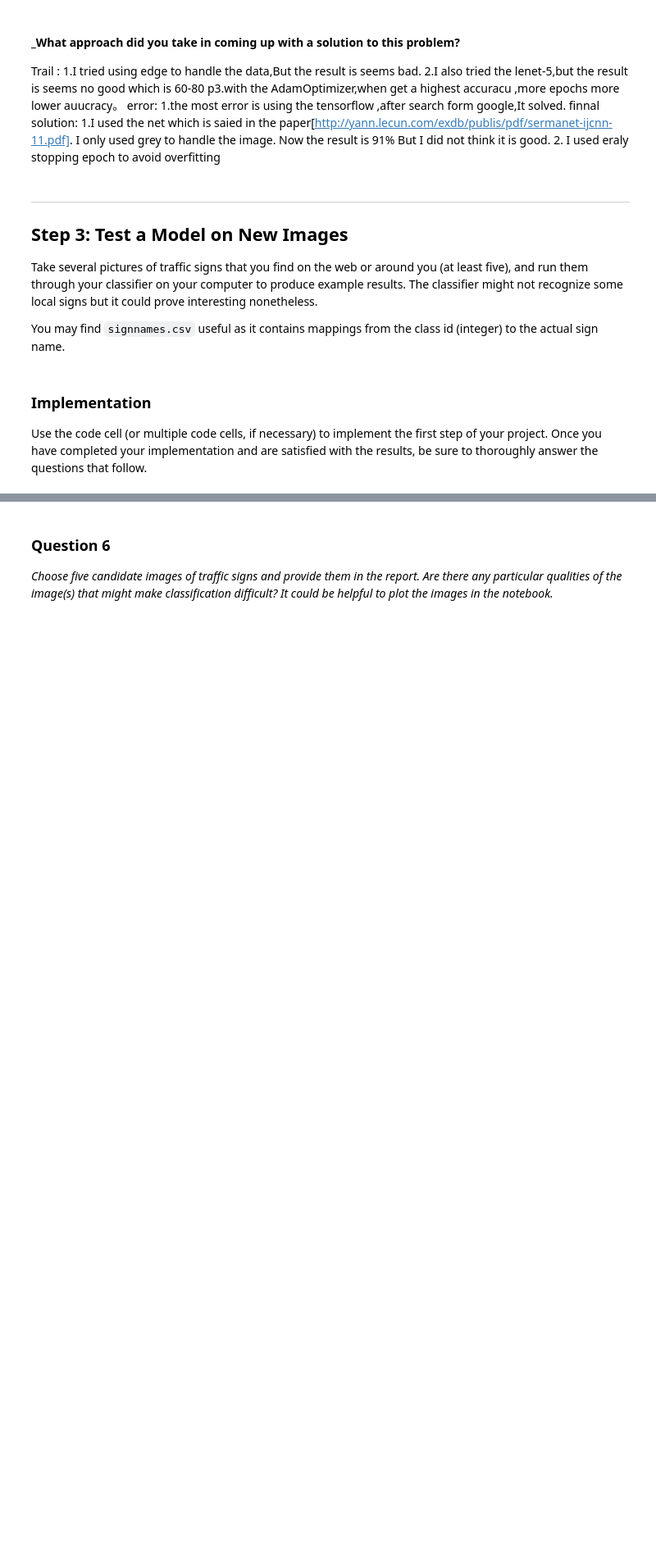
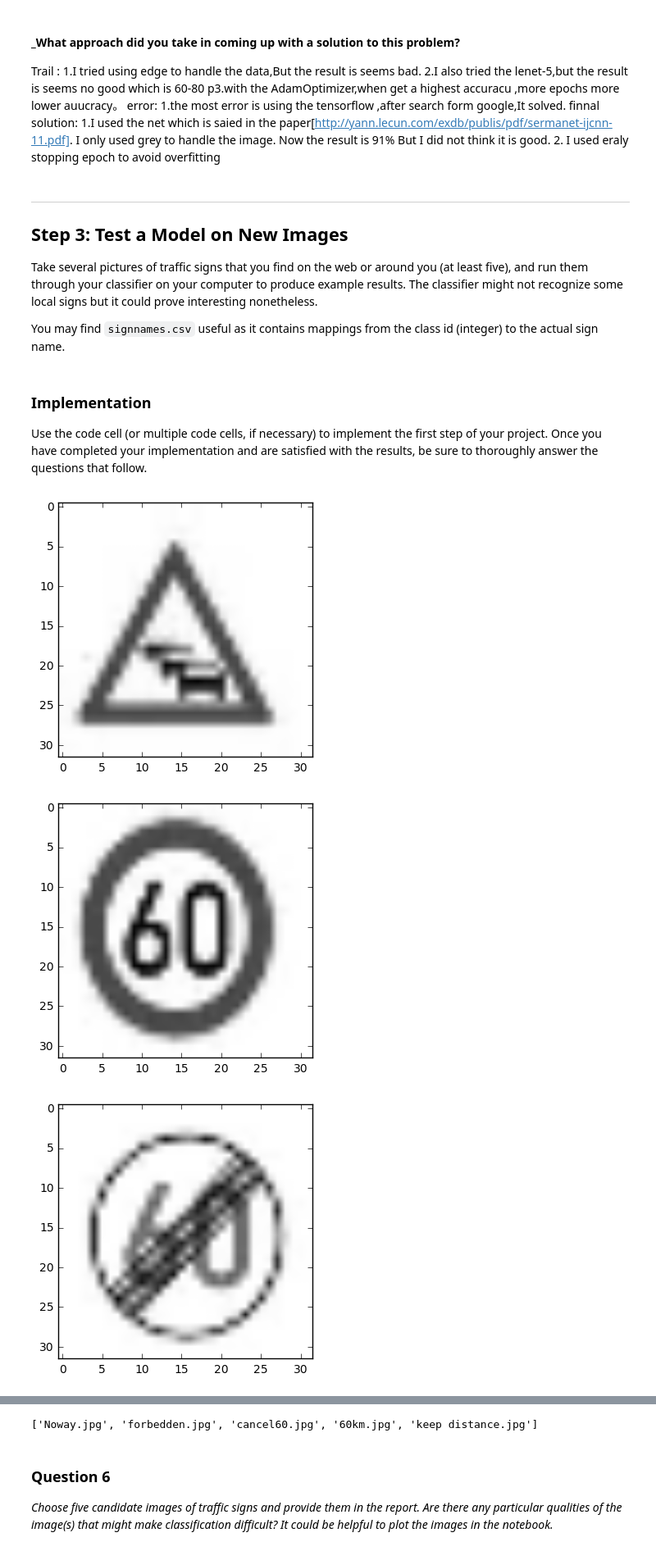
Before and after one commit to shenmutong/CarND-Traffic-Sign-Classifier-Project, a Jupyter notebook: Traffic_Sign_Classifier.ipynb, the cells around one changed output, grey strips where cells are left out. Shown at 82% size. Saved outputs shown, nothing was run; the diff lists cells and outputs as text; code cells hidden in the pictures; blank space fills up the shorter version.

```diff
--- a/Traffic_Sign_Classifier.ipynb
+++ b/Traffic_Sign_Classifier.ipynb
@@ -652,22 +652,39 @@ with open('signnames.csv') as f:
 # %%
 ### load the image and plot
 import os
 import sys
-from skimage import transform,data
+from PIL import Image
+from skimage import transform
+import cv2
+import numpy as np
+import matplotlib.pyplot as plt
 
 #info = raw_input("./photos/")
-listfile=os.listdir("./photos")
+dir = "./photos/"
+listfile=os.listdir(dir)
 image_list = []
 for name in listfile:
-    img =Image.open("./photos/" + name)
-    resizeImg=transform.resize(img, (32, 32))
-    ###img.resize(32,32,3)
-    result=np.array(resizeImg)
-    image_list.append(result)
+#    with open(dir+name, mode='rb') as f:
+
+        #print(train)
+    img = cv2.imread(dir+name,0)
+    imageResize = cv2.resize(img, (32,32))
+    npImg = np.array(imageResize)
+    image_list.append(npImg)
 print( listfile)
+#plt.imshow(gray, cmap='gray')
+#plt.show()
+for img in image_list:
+    plt.imshow(img,cmap='gray')
+    plt.show()
 
-print(image_list[0].shape)
-plt.imshow(image_list[1])
+
+#print(image_list[0].shape)
+#plt.imshow(image_list[1])
 
 #print(image_list[0].reshape(-1,32,32,3).shape)
 #out=open(listfile,'r')
+# %% [output]
+[figure, added]
+[figure, added]
+[figure, added]
@@ -674,3 +693,4 @@ plt.imshow(image_list[1])
+['Noway.jpg', 'forbedden.jpg', 'cancel60.jpg', '60km.jpg', 'keep distance.jpg']
 # %% [markdown]
 ### Question 6
 
```
Also changed, not shown: parts of 3 cells of this notebook.
